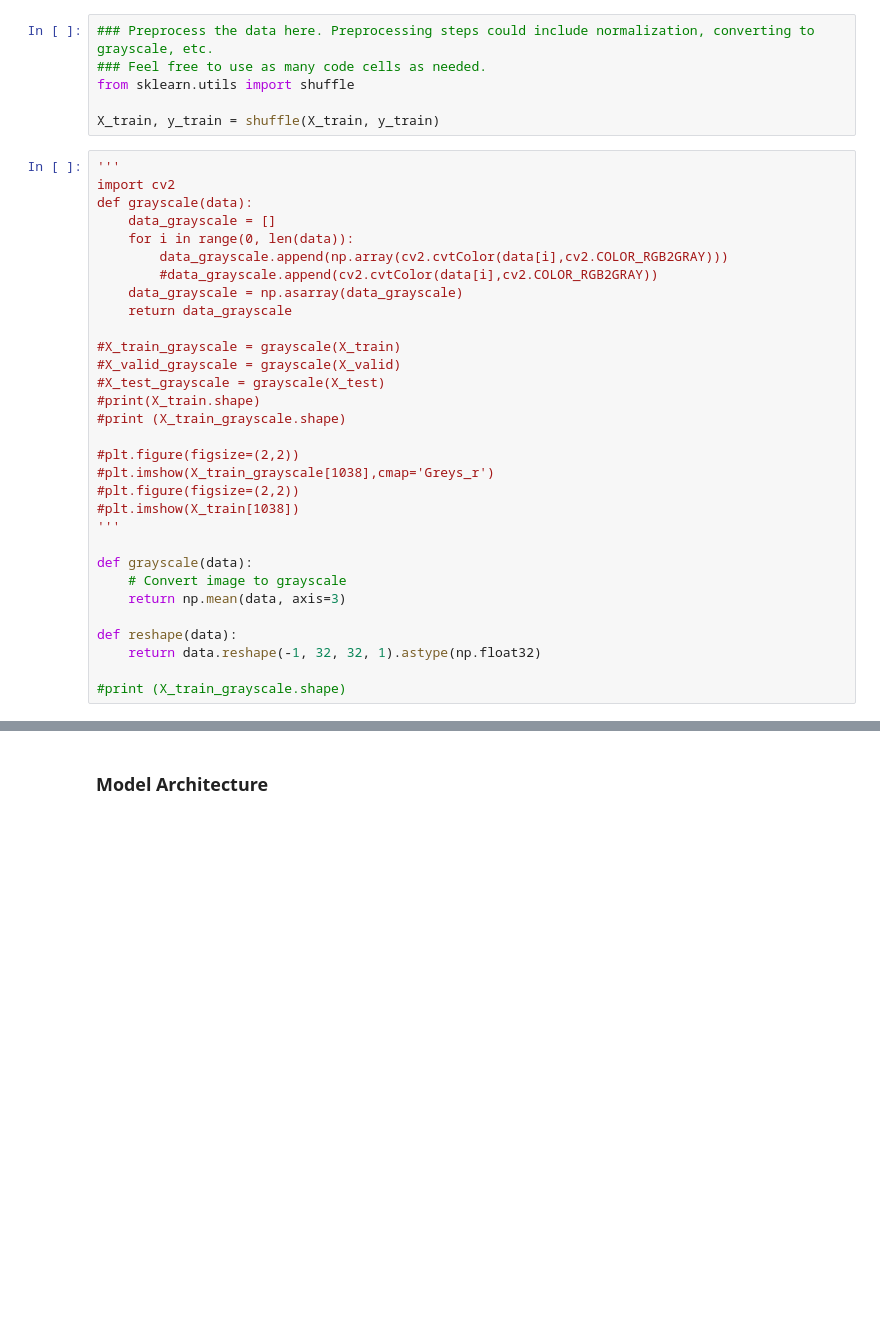
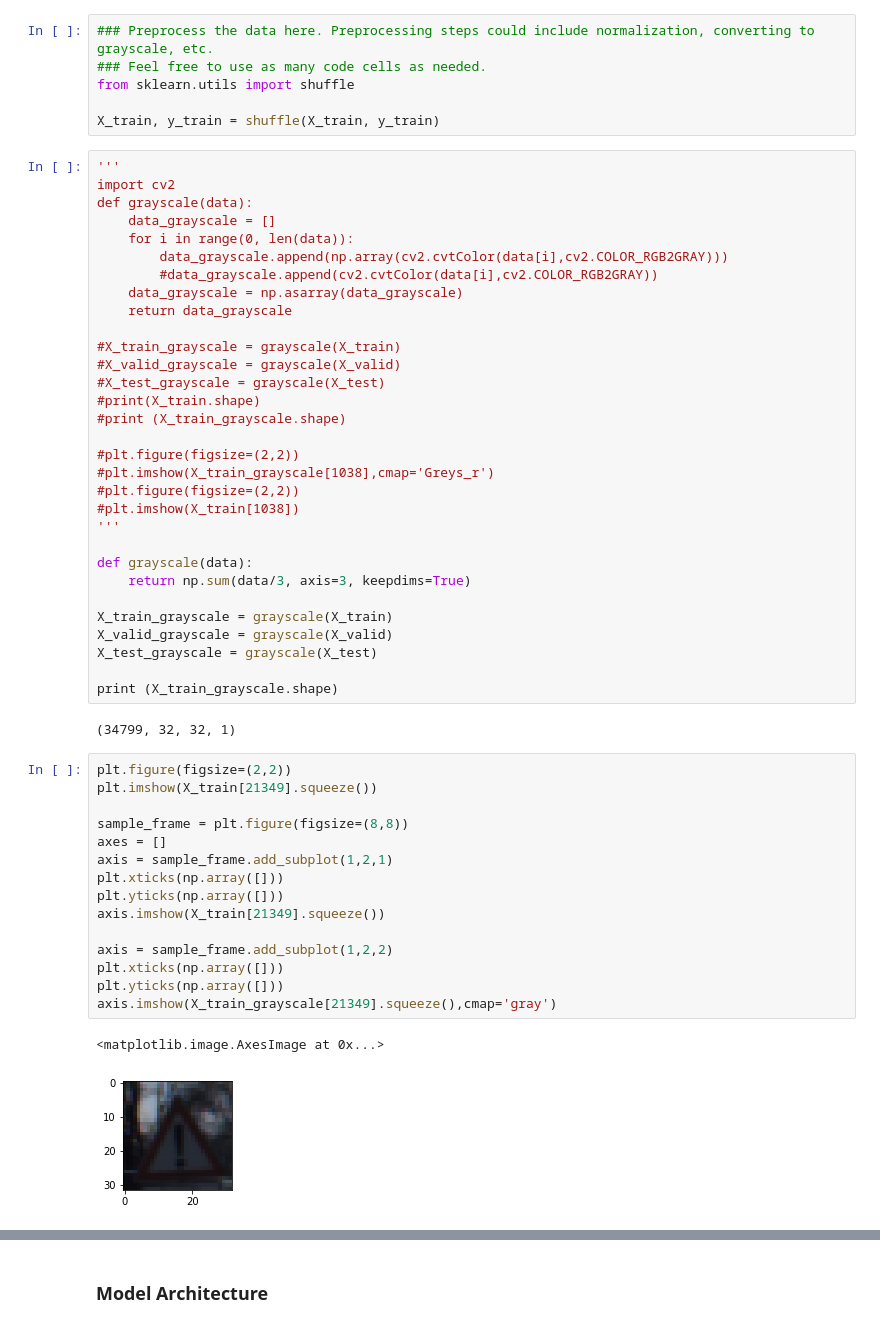
Before and after one commit to vishalrangras/CarND-Traffic-Sign-Classifier-Project, a Jupyter notebook: Traffic_Sign_Classifier.ipynb, the cells around one changed output, grey strips where cells are left out. Saved outputs shown, nothing was run; the diff lists cells and outputs as text; blank space fills up the shorter version.

```diff
--- a/Traffic_Sign_Classifier.ipynb
+++ b/Traffic_Sign_Classifier.ipynb
@@ -203,10 +203,30 @@ def grayscale(data):
 '''
 
 def grayscale(data):
-    # Convert image to grayscale
-    return np.mean(data, axis=3)
+    return np.sum(data/3, axis=3, keepdims=True)
 
-def reshape(data):
-    return data.reshape(-1, 32, 32, 1).astype(np.float32)
+X_train_grayscale = grayscale(X_train)
+X_valid_grayscale = grayscale(X_valid)
+X_test_grayscale = grayscale(X_test)
 
-#print (X_train_grayscale.shape)
+print (X_train_grayscale.shape)
+# %% [output]
+(34799, 32, 32, 1)
+# %%
+plt.figure(figsize=(2,2))
+plt.imshow(X_train[21349].squeeze())
+
+sample_frame = plt.figure(figsize=(8,8))
+axes = []
+axis = sample_frame.add_subplot(1,2,1)
+plt.xticks(np.array([]))
+plt.yticks(np.array([]))
+axis.imshow(X_train[21349].squeeze())
+
+axis = sample_frame.add_subplot(1,2,2)
+plt.xticks(np.array([]))
+plt.yticks(np.array([]))
+axis.imshow(X_train_grayscale[21349].squeeze(),cmap='gray')
+# %% [output]
+<matplotlib.image.AxesImage at 0x...>
+[figure, added]
```
Also changed, not shown: parts of 6 cells of this notebook.
